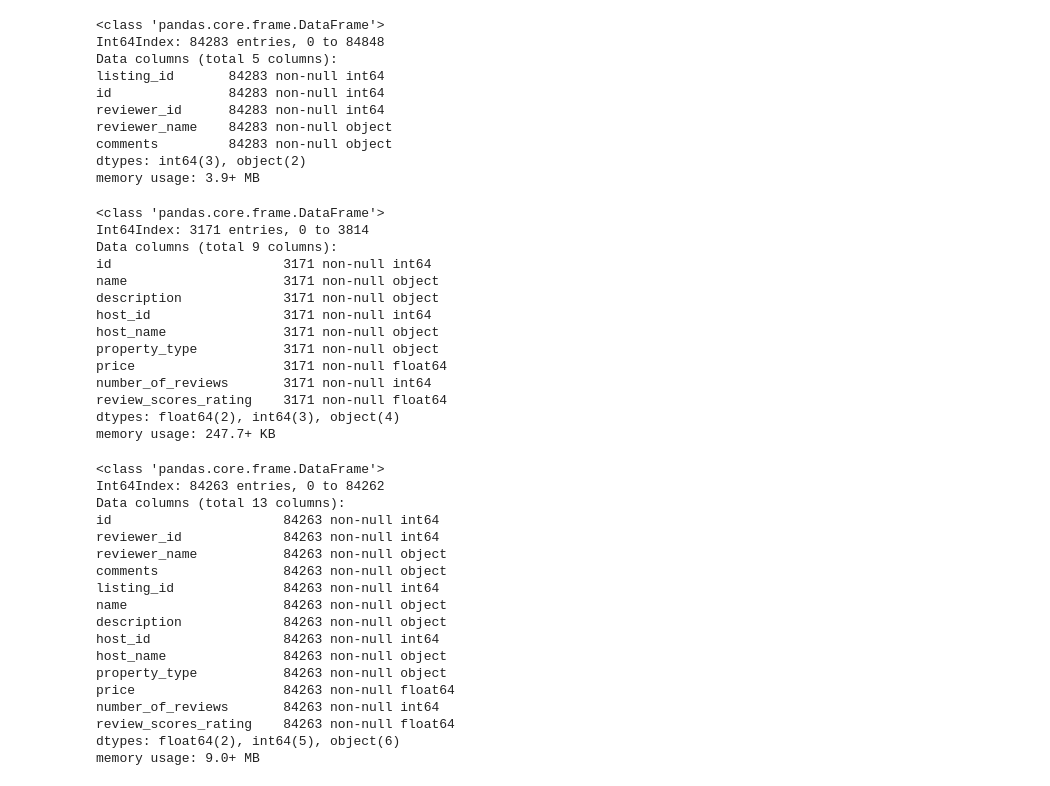
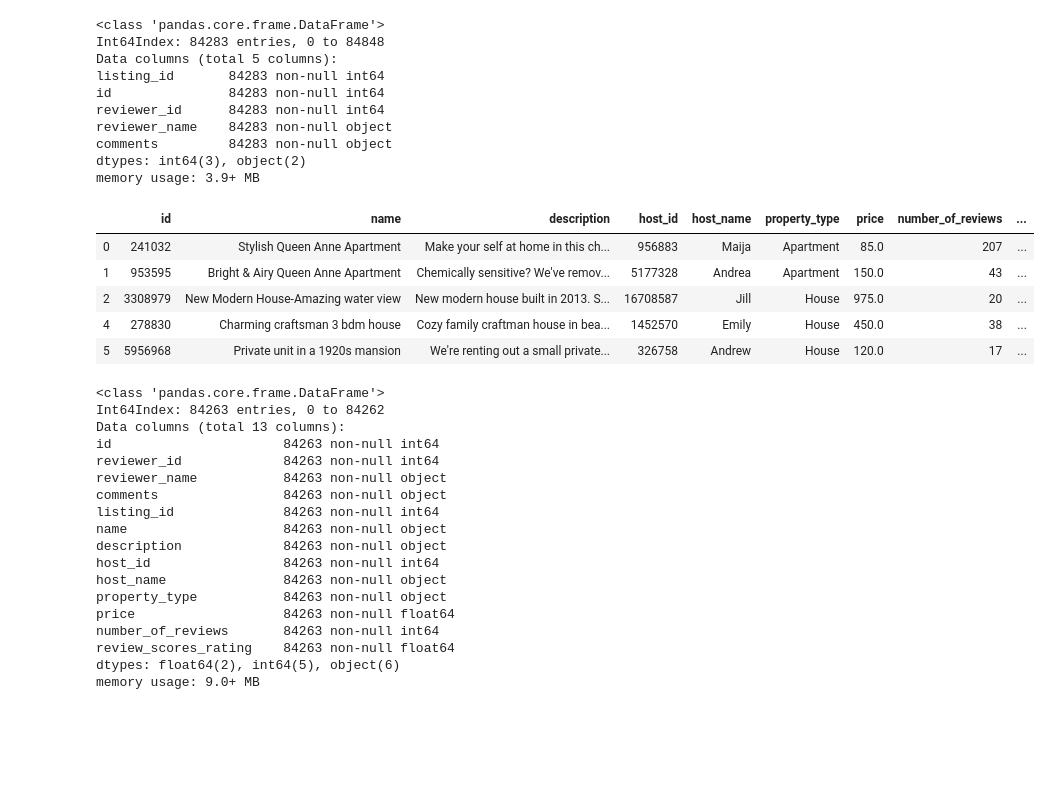
Before and after one commit to boohooo/AirBnB, a Jupyter notebook: airbb.ipynb, the cells around one changed output. Drawn from its saved outputs; the diff is of its cells as text; code cells hidden in the pictures; blank space fills up the shorter version.

```diff
--- a/airbb.ipynb
+++ b/airbb.ipynb
@@ -50,40 +50,31 @@ memory usage: 3.9+ MB
 # %%
 #Now we clean listings
 
 #Instead of dropping we select what we need
 listingsDF = listingsDF[['id', 'name','description',
                          'host_id', 'host_name', 'property_type', 'price',
                          'number_of_reviews', 'review_scores_rating']]
 
 #We drop all rows with empty cells
 listingsDF = listingsDF.dropna(axis=0, how='any')
 
 #Remove the '$' from price
 listingsDF.price = listingsDF.price.str.replace('[$]', '')
 
 #Remove the ',' from price
 listingsDF.price = listingsDF.price.str.replace(',', '')
 
 #Convert price from object to float
 listingsDF['price'] = listingsDF['price'].astype(float)
 
-#listingsDF.head()
-listingsDF.info()
+listingsDF.head()
 # %% [output]
-<class 'pandas.core.frame.DataFrame'>
-Int64Index: 3171 entries, 0 to 3814
-Data columns (total 9 columns):
-id                      3171 non-null int64
-name                    3171 non-null object
-description             3171 non-null object
-host_id                 3171 non-null int64
-host_name               3171 non-null object
-property_type           3171 non-null object
-price                   3171 non-null float64
-number_of_reviews       3171 non-null int64
-review_scores_rating    3171 non-null float64
-dtypes: float64(2), int64(3), object(4)
-memory usage: 247.7+ KB
+|  | id | name | description | host_id | host_name | property_type | price | number_of_reviews | ... |
+| 0 | 241032 | Stylish Queen Anne Apartment | Make your self at home in this ch... | 956883 | Maija | Apartment | 85.0 | 207 | ... |
+| 1 | 953595 | Bright & Airy Queen Anne Apartment | Chemically sensitive? We've remov... | 5177328 | Andrea | Apartment | 150.0 | 43 | ... |
+| 2 | 3308979 | New Modern House-Amazing water view | New modern house built in 2013. S... | 16708587 | Jill | House | 975.0 | 20 | ... |
+| 4 | 278830 | Charming craftsman 3 bdm house | Cozy family craftman house in bea... | 1452570 | Emily | House | 450.0 | 38 | ... |
+| 5 | 5956968 | Private unit in a 1920s mansion | We're renting out a small private... | 326758 | Andrew | House | 120.0 | 17 | ... |
 # %%
 #We want to merge these 2 DFs, as our main focus is on the reviews, we will use reviewsDF as main
 #In reviewsDF, "id" is the primary key, "listing_id" is the foreign key
```
